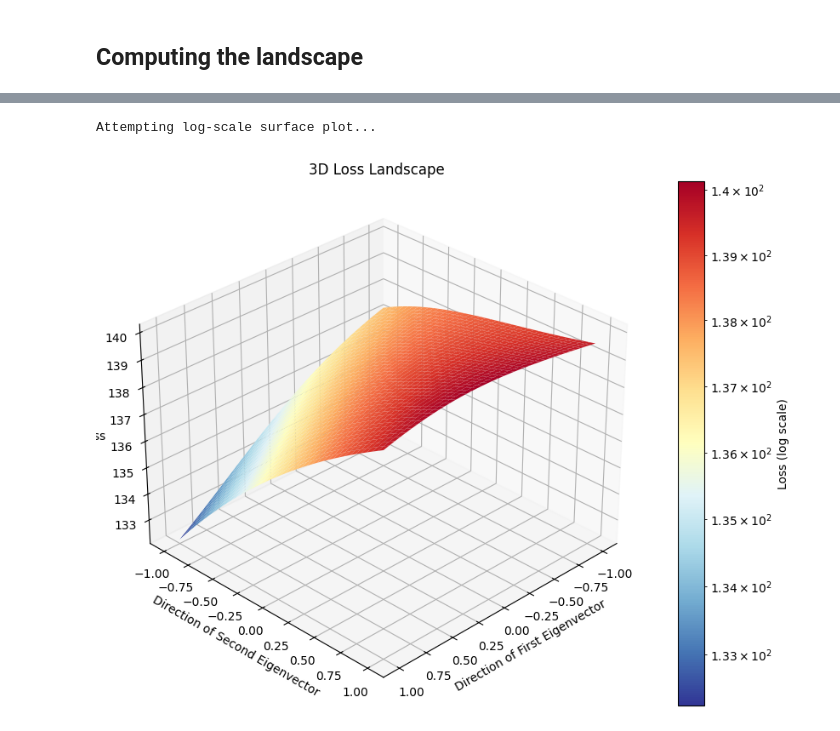
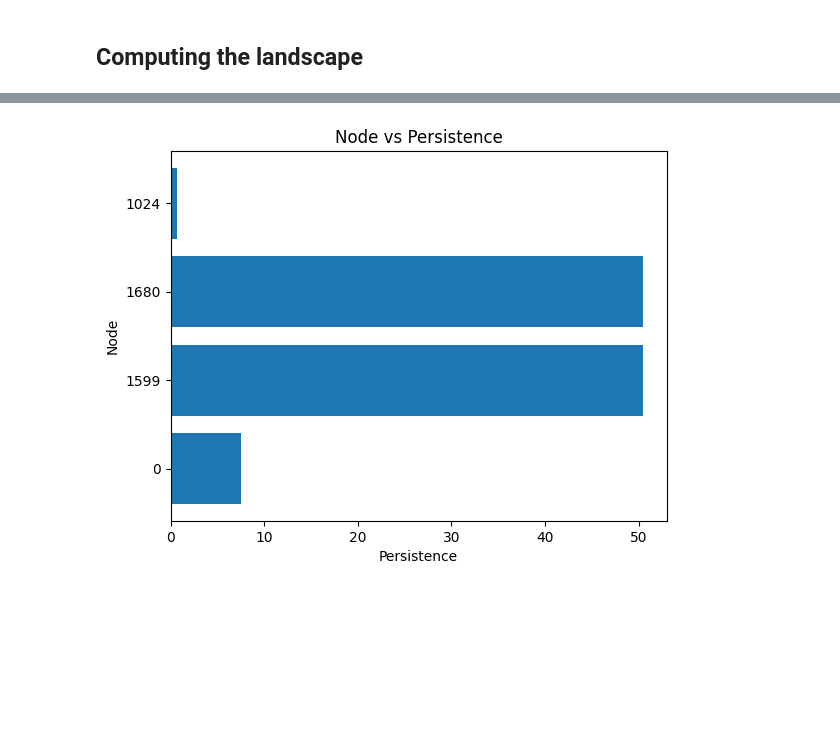
Before and after one commit to Vis4SciML/Landscaper, a Jupyter notebook: docs/notebooks/rnn.ipynb, the cells around one changed output, grey strips where cells are left out. Cells and saved outputs as stored; diff of their text form; code cells hidden in the pictures; blank space fills up the shorter version.

```diff
--- a/docs/notebooks/rnn.ipynb
+++ b/docs/notebooks/rnn.ipynb
@@ -306,0 +285,2 @@ AttributeError: 'LossLandscape' object has no attribute 'save'
+# %%
+landscape  = LossLandscape.load_from_npz("example.npz")
@@ -319,5 +302,4 @@ plot_contour(landscape.ranges, landscape.loss)
 # %%
-plot_3d_surface(landscape.ranges, landscape.loss)
+landscape.show_persistence_barcode()
 # %% [output]
-Attempting log-scale surface plot...
-[figure, old version]
+[figure, new version]
```
Also changed, not shown: parts of 11 cells of this notebook, 4 other files.
